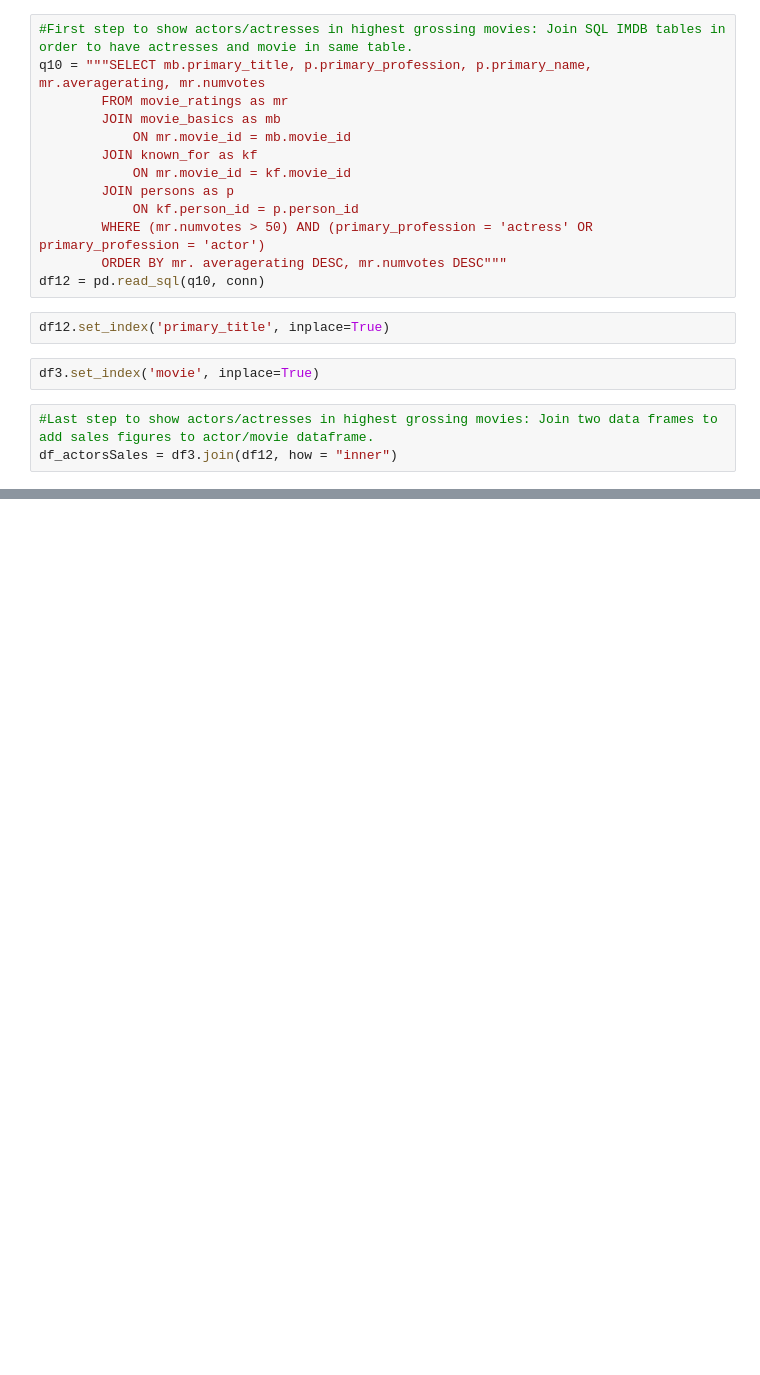
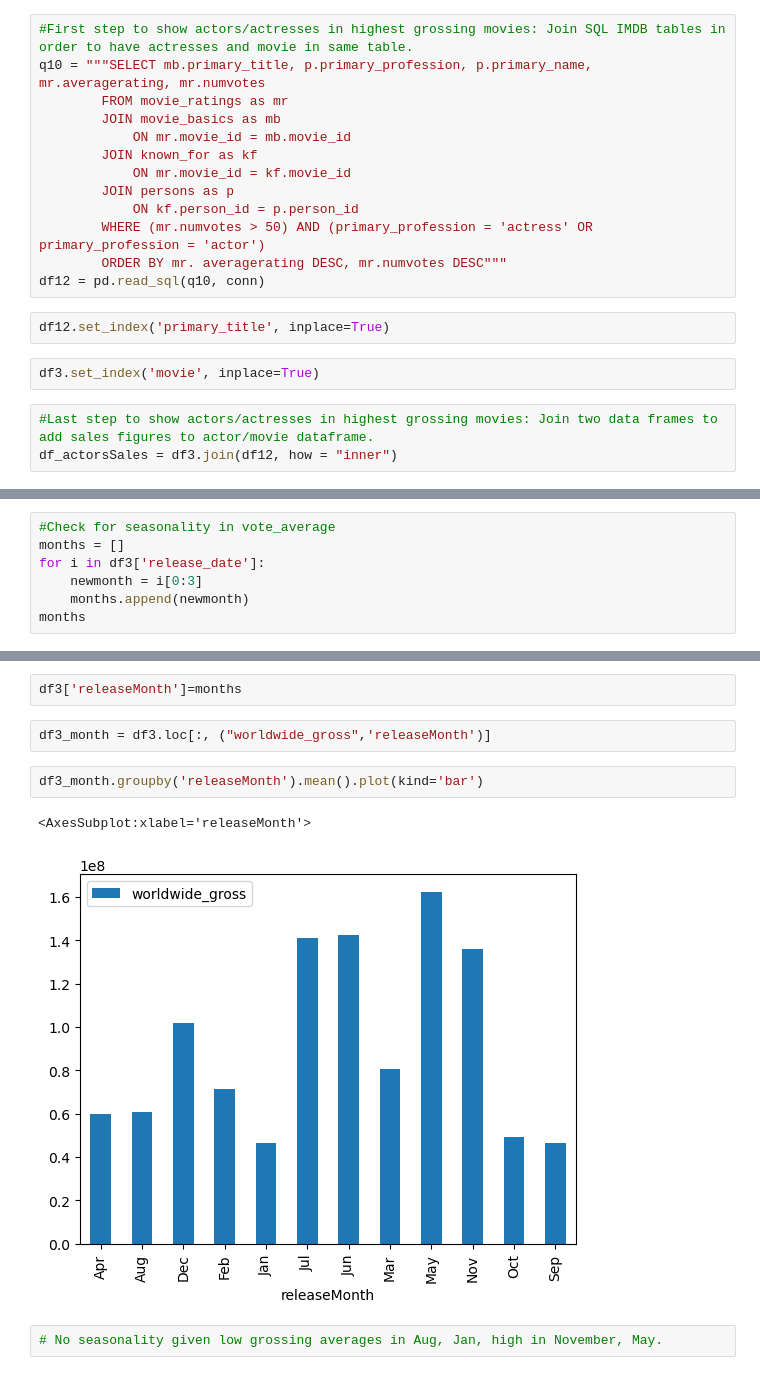
Before and after one commit to jmarksk/MovieBusinessProject, a Jupyter notebook: student.ipynb, the cells around one changed output, grey strips where cells are left out. Saved outputs shown, nothing was run; the diff lists cells and outputs as text; blank space fills up the shorter version.

```diff
--- a/student.ipynb
+++ b/student.ipynb
@@ -798,0 +851,7 @@ df_actorsSalesSorted.iloc[:,4:]
+# %%
+#Check for seasonality in vote_average
+months = []
+for i in df3['release_date']:
+    newmonth = i[0:3]
+    months.append(newmonth)
+months
@@ -798,0 +876,11 @@ df_actorsSalesSorted.iloc[:,4:]
+# %%
+df3['releaseMonth']=months
+# %%
+df3_month = df3.loc[:, ("worldwide_gross",'releaseMonth')]
+# %%
+df3_month.groupby('releaseMonth').mean().plot(kind='bar')
+# %% [output]
+<AxesSubplot:xlabel='releaseMonth'>
+[figure, added]
+# %%
+# No seasonality given low grossing averages in Aug, Jan, high in November, May.
```
Also changed, not shown: parts of 9 cells of this notebook.
